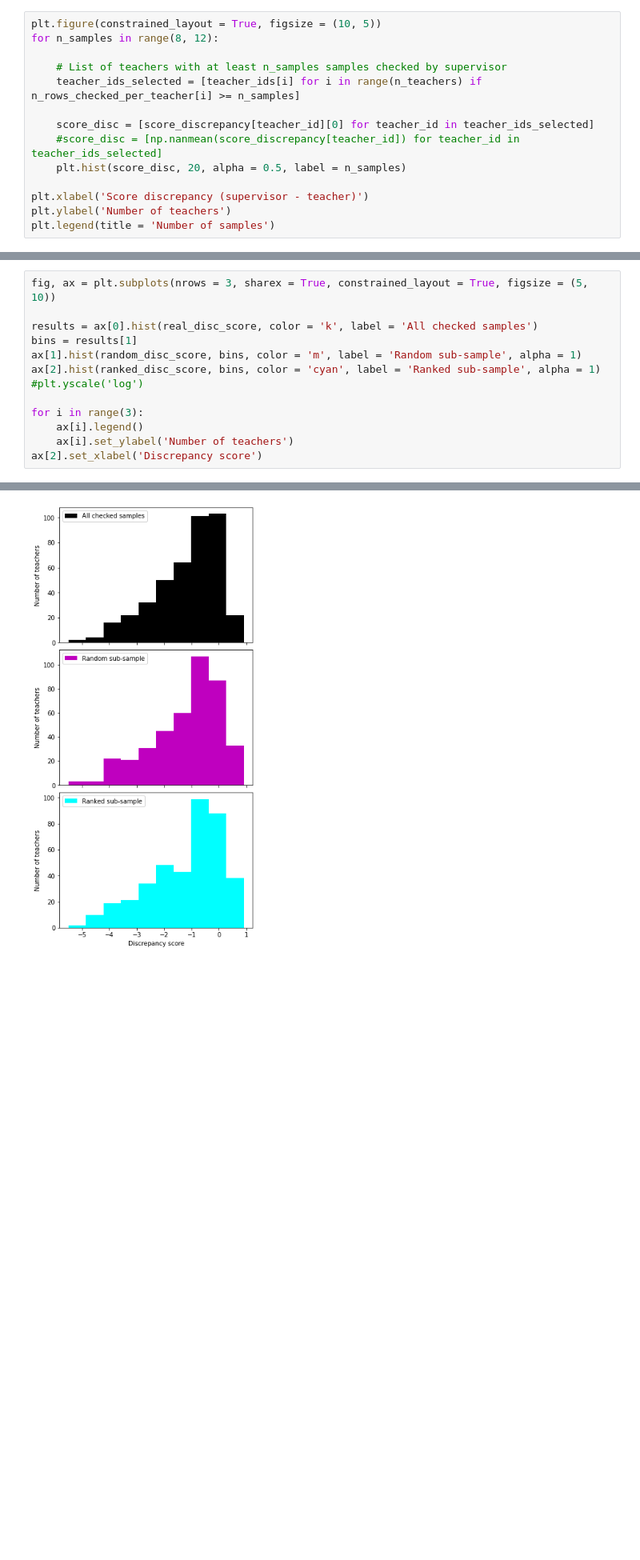
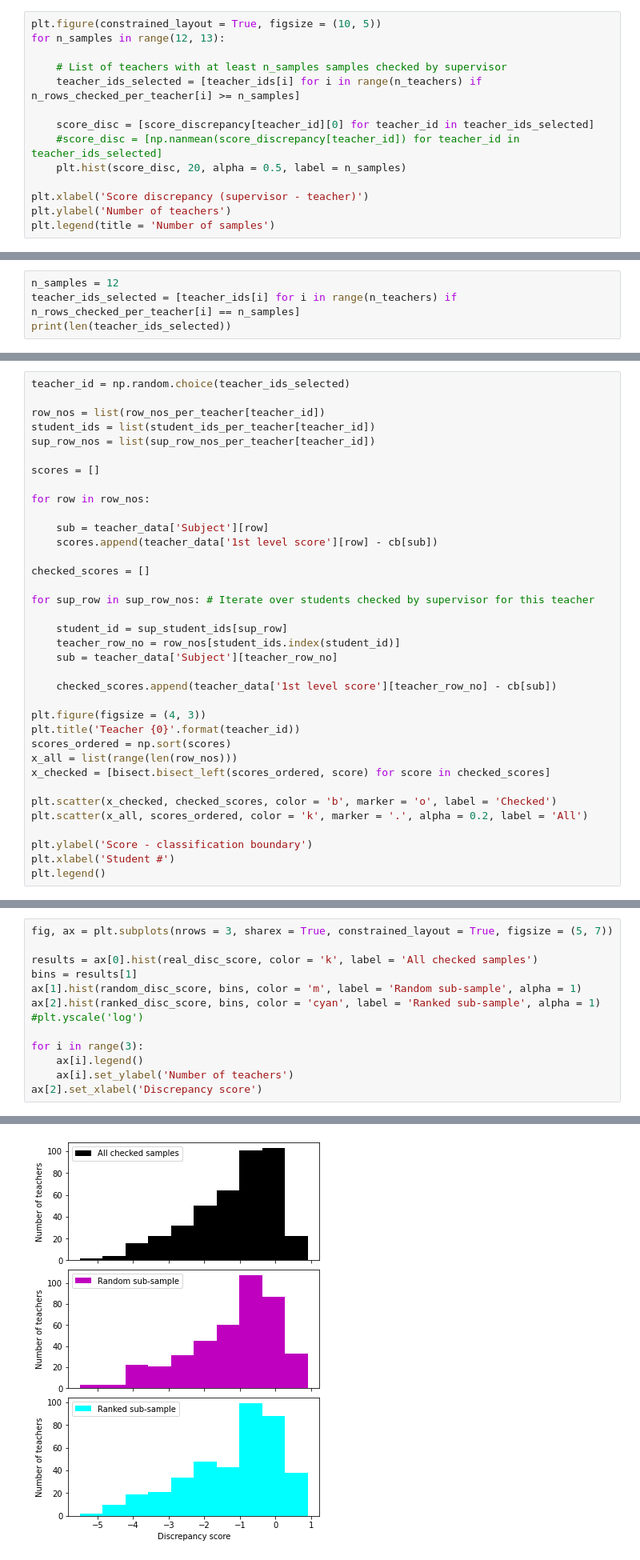
Before and after one commit to amrita112/DiscSim-old, a Jupyter notebook: sampling_strategy.ipynb, the cells around one changed output, grey strips where cells are left out. Shown at 80% size. Drawn from its saved outputs; the diff is of its cells as text; blank space fills up the shorter version.

```diff
--- a/sampling_strategy.ipynb
+++ b/sampling_strategy.ipynb
@@ -458,7 +462,7 @@ for teacher_id in tqdm(teacher_ids):
         assert(len(score_discrepancy[teacher_id]) == n_scores)
 # %%
 plt.figure(constrained_layout = True, figsize = (10, 5))
-for n_samples in range(8, 12):
+for n_samples in range(12, 13):
 
     # List of teachers with at least n_samples samples checked by supervisor
     teacher_ids_selected = [teacher_ids[i] for i in range(n_teachers) if n_rows_checked_per_teacher[i] >= n_samples]
@@ -589,0 +596,4 @@ Text(0.5, 1.0, 'P value = 0.0')
+# %%
+n_samples = 12
+teacher_ids_selected = [teacher_ids[i] for i in range(n_teachers) if n_rows_checked_per_teacher[i] == n_samples]
+print(len(teacher_ids_selected))
@@ -589,0 +602,36 @@ Text(0.5, 1.0, 'P value = 0.0')
+# %%
+teacher_id = np.random.choice(teacher_ids_selected)
+
+row_nos = list(row_nos_per_teacher[teacher_id])
+student_ids = list(student_ids_per_teacher[teacher_id])
+sup_row_nos = list(sup_row_nos_per_teacher[teacher_id])
+
+scores = []
+
+for row in row_nos:
+
+    sub = teacher_data['Subject'][row]
+    scores.append(teacher_data['1st level score'][row] - cb[sub])
+
+checked_scores = []
+
+for sup_row in sup_row_nos: # Iterate over students checked by supervisor for this teacher
+
+    student_id = sup_student_ids[sup_row]
+    teacher_row_no = row_nos[student_ids.index(student_id)]
+    sub = teacher_data['Subject'][teacher_row_no]
+
+    checked_scores.append(teacher_data['1st level score'][teacher_row_no] - cb[sub])
+
+plt.figure(figsize = (4, 3))
+plt.title('Teacher {0}'.format(teacher_id))
+scores_ordered = np.sort(scores)
+x_all = list(range(len(row_nos)))
+x_checked = [bisect.bisect_left(scores_ordered, score) for score in checked_scores]
+
+plt.scatter(x_checked, checked_scores, color = 'b', marker = 'o', label = 'Checked')
+plt.scatter(x_all, scores_ordered, color = 'k', marker = '.', alpha = 0.2, label = 'All')
+
+plt.ylabel('Score - classification boundary')
+plt.xlabel('Student #')
+plt.legend()
@@ -778,21 +829,21 @@ for teacher_id in tqdm(teacher_ids_selected):
 We expect the discrepancy scores for random sub-sample to be close to the 'real' discrepancy scores.
 We expect discrepancy scores for ranked sub-sample to be *higher* than the 'real' discrepancy scores, because our model is that teachers are incentivised to inflate scores near the classification boundaries.
 # %%
-fig, ax = plt.subplots(nrows = 3, sharex = True, constrained_layout = True, figsize = (5, 10))
+fig, ax = plt.subplots(nrows = 3, sharex = True, constrained_layout = True, figsize = (5, 7))
 
 results = ax[0].hist(real_disc_score, color = 'k', label = 'All checked samples')
 bins = results[1]
 ax[1].hist(random_disc_score, bins, color = 'm', label = 'Random sub-sample', alpha = 1)
 ax[2].hist(ranked_disc_score, bins, color = 'cyan', label = 'Ranked sub-sample', alpha = 1)
 #plt.yscale('log')
 
 for i in range(3):
     ax[i].legend()
     ax[i].set_ylabel('Number of teachers')
 ax[2].set_xlabel('Discrepancy score')
 # %% [output]
 Text(0.5, 0, 'Discrepancy score')
-[figure, old version]
+[figure, new version]
 # %% [markdown]
 ## Compare distribution of discrepancy score accuracy for random and ranked sub-samples
 # %%
```
Also changed, not shown: parts of 9 cells of this notebook.
